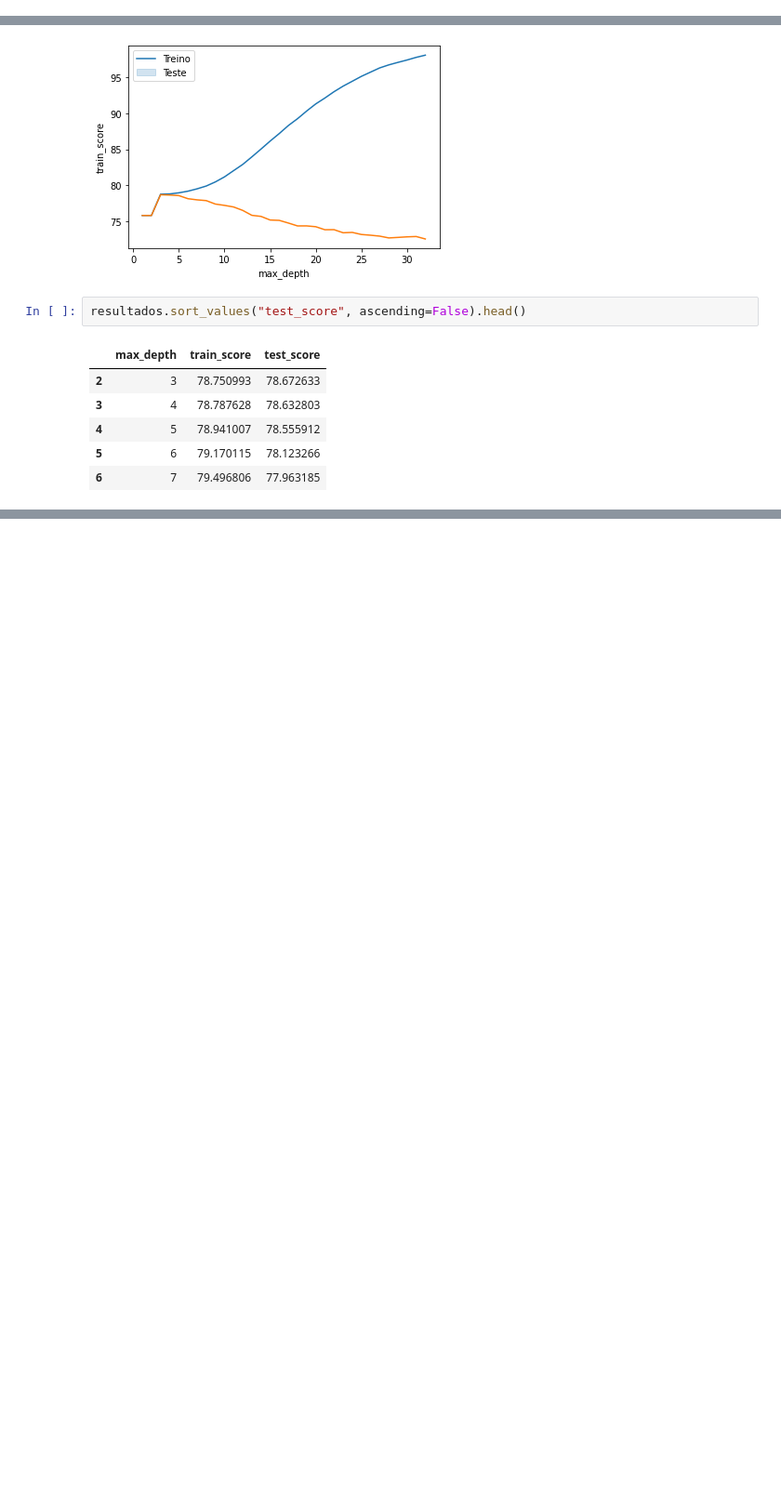
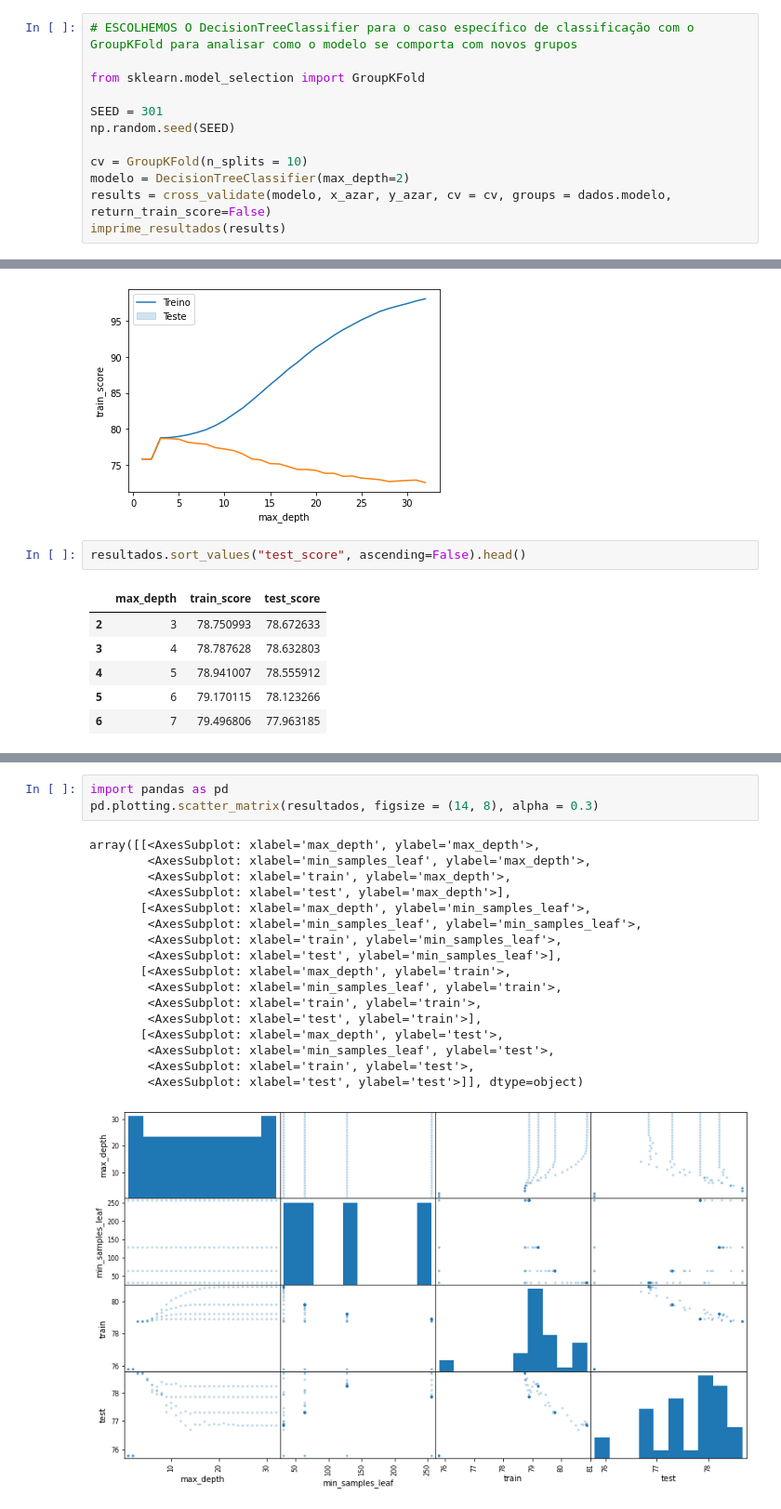
Before and after one commit to marceloicampos/alura-jupyter-python, a Jupyter notebook: aulas/otimizacao-de-machine-learning/aula0/Introdução_a_Machine_Learning_Otimização.ipynb, the cells around one changed output, grey strips where cells are left out. Shown at 93% size. Drawn from its saved outputs; the diff is of its cells as text; blank space fills up the shorter version.

```diff
--- a/aulas/otimizacao-de-machine-learning/aula0/Introdução_a_Machine_Learning_Otimização.ipynb
+++ b/aulas/otimizacao-de-machine-learning/aula0/Introdução_a_Machine_Learning_Otimização.ipynb
@@ -122,0 +123,12 @@ Intervalo [73.67, 77.90]
+# %%
+# ESCOLHEMOS O DecisionTreeClassifier para o caso específico de classificação com o GroupKFold para analisar como o modelo se comporta com novos grupos
+
+from sklearn.model_selection import GroupKFold
+
+SEED = 301
+np.random.seed(SEED)
+
+cv = GroupKFold(n_splits = 10)
+modelo = DecisionTreeClassifier(max_depth=2)
+results = cross_validate(modelo, x_azar, y_azar, cv = cv, groups = dados.modelo, return_train_score=False)
+imprime_resultados(results)
@@ -294,0 +401,21 @@ resultados.sort_values("test_score", ascending=False).head()
+# %%
+import pandas as pd
+pd.plotting.scatter_matrix(resultados, figsize = (14, 8), alpha = 0.3)
+# %% [output]
+array([[<AxesSubplot: xlabel='max_depth', ylabel='max_depth'>,
+        <AxesSubplot: xlabel='min_samples_leaf', ylabel='max_depth'>,
+        <AxesSubplot: xlabel='train', ylabel='max_depth'>,
+        <AxesSubplot: xlabel='test', ylabel='max_depth'>],
+       [<AxesSubplot: xlabel='max_depth', ylabel='min_samples_leaf'>,
+        <AxesSubplot: xlabel='min_samples_leaf', ylabel='min_samples_leaf'>,
+        <AxesSubplot: xlabel='train', ylabel='min_samples_leaf'>,
+        <AxesSubplot: xlabel='test', ylabel='min_samples_leaf'>],
+       [<AxesSubplot: xlabel='max_depth', ylabel='train'>,
+        <AxesSubplot: xlabel='min_samples_leaf', ylabel='train'>,
+        <AxesSubplot: xlabel='train', ylabel='train'>,
+        <AxesSubplot: xlabel='test', ylabel='train'>],
+       [<AxesSubplot: xlabel='max_depth', ylabel='test'>,
+        <AxesSubplot: xlabel='min_samples_leaf', ylabel='test'>,
+        <AxesSubplot: xlabel='train', ylabel='test'>,
+        <AxesSubplot: xlabel='test', ylabel='test'>]], dtype=object)
+[figure, added]
```
Also changed, not shown: parts of 47 cells of this notebook, 14 other files.
